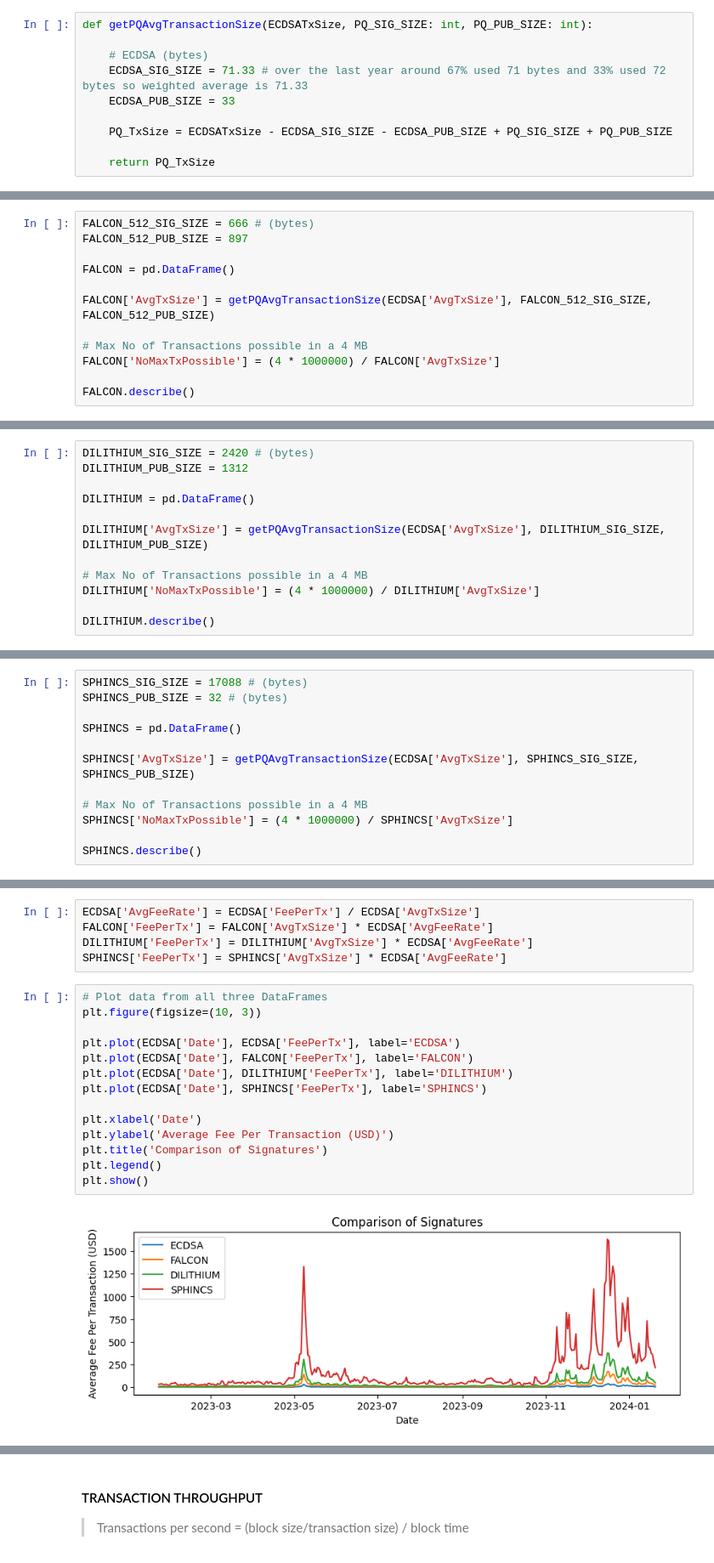
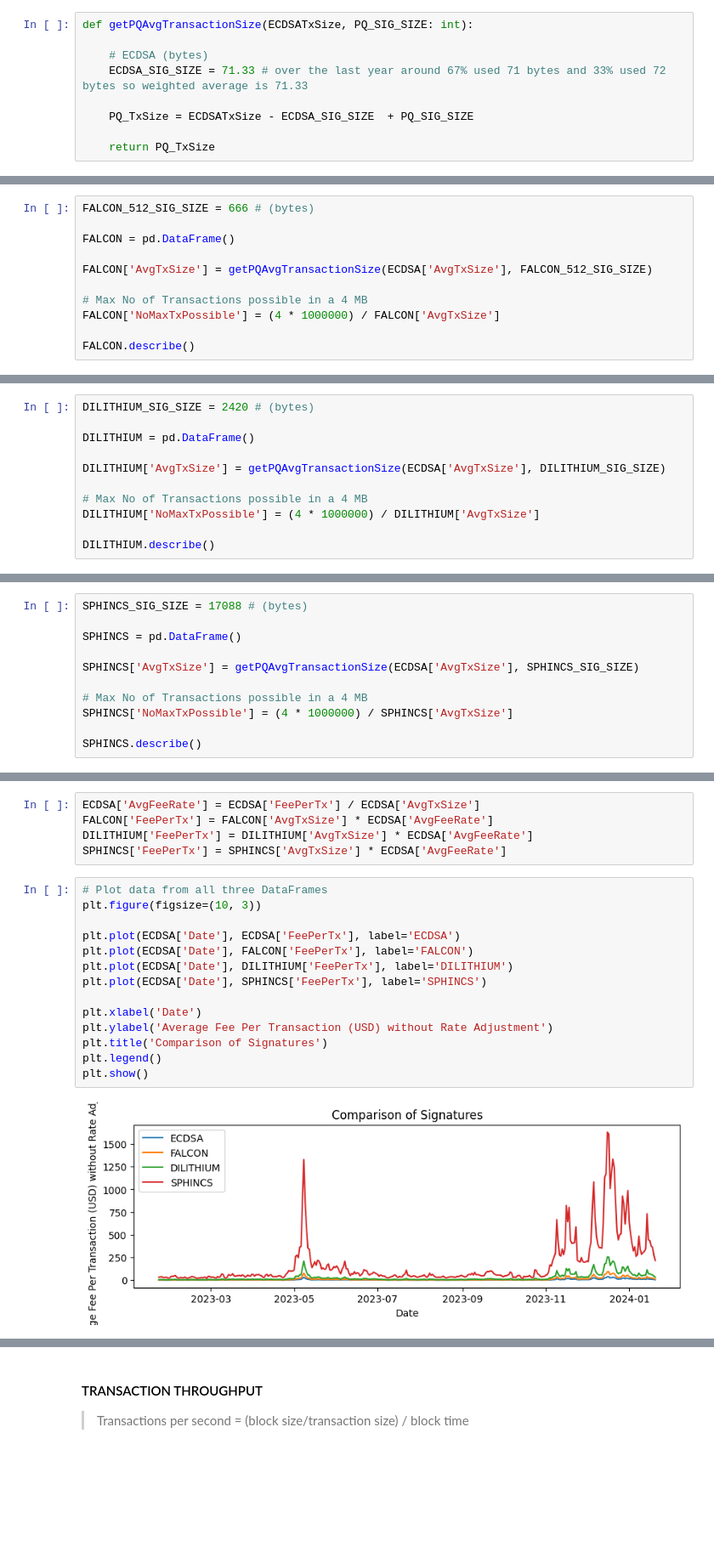
Before and after one commit to ummarikram/Masters-Empirical, a Jupyter notebook: bitcoin.ipynb, the cells around one changed output, grey strips where cells are left out. Shown: that part at 85% size. Cells and saved outputs as stored; diff of their text form; blank space fills up the shorter version.

```diff
--- a/bitcoin.ipynb
+++ b/bitcoin.ipynb
@@ -121,13 +121,12 @@ Since ECDSA 256-bit is equivalent to AES128, we will focus on Level 1 only.
     Returns:
     - float: Average transaction size with PQ signatures and public keys.
 # %%
-def getPQAvgTransactionSize(ECDSATxSize, PQ_SIG_SIZE: int, PQ_PUB_SIZE: int):
+def getPQAvgTransactionSize(ECDSATxSize, PQ_SIG_SIZE: int):
 
     # ECDSA (bytes)
     ECDSA_SIG_SIZE = 71.33 # over the last year around 67% used 71 bytes and 33% used 72 bytes so weighted average is 71.33
-    ECDSA_PUB_SIZE = 33
 
-    PQ_TxSize = ECDSATxSize - ECDSA_SIG_SIZE - ECDSA_PUB_SIZE + PQ_SIG_SIZE + PQ_PUB_SIZE
+    PQ_TxSize = ECDSATxSize - ECDSA_SIG_SIZE  + PQ_SIG_SIZE
 
     return PQ_TxSize
 # %% [markdown]
@@ -136,11 +135,10 @@ def getPQAvgTransactionSize(ECDSATxSize, PQ_SIG_SIZE: int, PQ_PUB_SIZE: int):
 * NIST LEVEL 1 Security
 # %%
 FALCON_512_SIG_SIZE = 666 # (bytes)
-FALCON_512_PUB_SIZE = 897
 
 FALCON = pd.DataFrame()
 
-FALCON['AvgTxSize'] = getPQAvgTransactionSize(ECDSA['AvgTxSize'], FALCON_512_SIG_SIZE, FALCON_512_PUB_SIZE)
+FALCON['AvgTxSize'] = getPQAvgTransactionSize(ECDSA['AvgTxSize'], FALCON_512_SIG_SIZE)
 
 # Max No of Transactions possible in a 4 MB
 FALCON['NoMaxTxPossible'] = (4 * 1000000) / FALCON['AvgTxSize']
@@ -162,11 +160,10 @@ FALCON.describe()
 * NIST LEVEL 1 Security
 # %%
 DILITHIUM_SIG_SIZE = 2420 # (bytes)
-DILITHIUM_PUB_SIZE = 1312
 
 DILITHIUM = pd.DataFrame()
 
-DILITHIUM['AvgTxSize'] = getPQAvgTransactionSize(ECDSA['AvgTxSize'], DILITHIUM_SIG_SIZE, DILITHIUM_PUB_SIZE)
+DILITHIUM['AvgTxSize'] = getPQAvgTransactionSize(ECDSA['AvgTxSize'], DILITHIUM_SIG_SIZE)
 
 # Max No of Transactions possible in a 4 MB
 DILITHIUM['NoMaxTxPossible'] = (4 * 1000000) / DILITHIUM['AvgTxSize']
@@ -188,11 +185,10 @@ DILITHIUM.describe()
 * NIST LEVEL 1 Security
 # %%
 SPHINCS_SIG_SIZE = 17088 # (bytes)
-SPHINCS_PUB_SIZE = 32 # (bytes)
 
 SPHINCS = pd.DataFrame()
 
-SPHINCS['AvgTxSize'] = getPQAvgTransactionSize(ECDSA['AvgTxSize'], SPHINCS_SIG_SIZE, SPHINCS_PUB_SIZE)
+SPHINCS['AvgTxSize'] = getPQAvgTransactionSize(ECDSA['AvgTxSize'], SPHINCS_SIG_SIZE)
 
 # Max No of Transactions possible in a 4 MB
 SPHINCS['NoMaxTxPossible'] = (4 * 1000000) / SPHINCS['AvgTxSize']
@@ -259,16 +255,16 @@ SPHINCS['FeePerTx'] = SPHINCS['AvgTxSize'] * ECDSA['AvgFeeRate']
 # %%
 # Plot data from all three DataFrames
 plt.figure(figsize=(10, 3))
 
 plt.plot(ECDSA['Date'], ECDSA['FeePerTx'], label='ECDSA')
 plt.plot(ECDSA['Date'], FALCON['FeePerTx'], label='FALCON')
 plt.plot(ECDSA['Date'], DILITHIUM['FeePerTx'], label='DILITHIUM')
 plt.plot(ECDSA['Date'], SPHINCS['FeePerTx'], label='SPHINCS')
 
 plt.xlabel('Date')
-plt.ylabel('Average Fee Per Transaction (USD)')
+plt.ylabel('Average Fee Per Transaction (USD) without Rate Adjustment')
 plt.title('Comparison of Signatures')
 plt.legend()
 plt.show()
 # %% [output]
-[figure, old version]
+[figure, new version]
```
Also changed, not shown: parts of 12 cells of this notebook, 1 other file.
